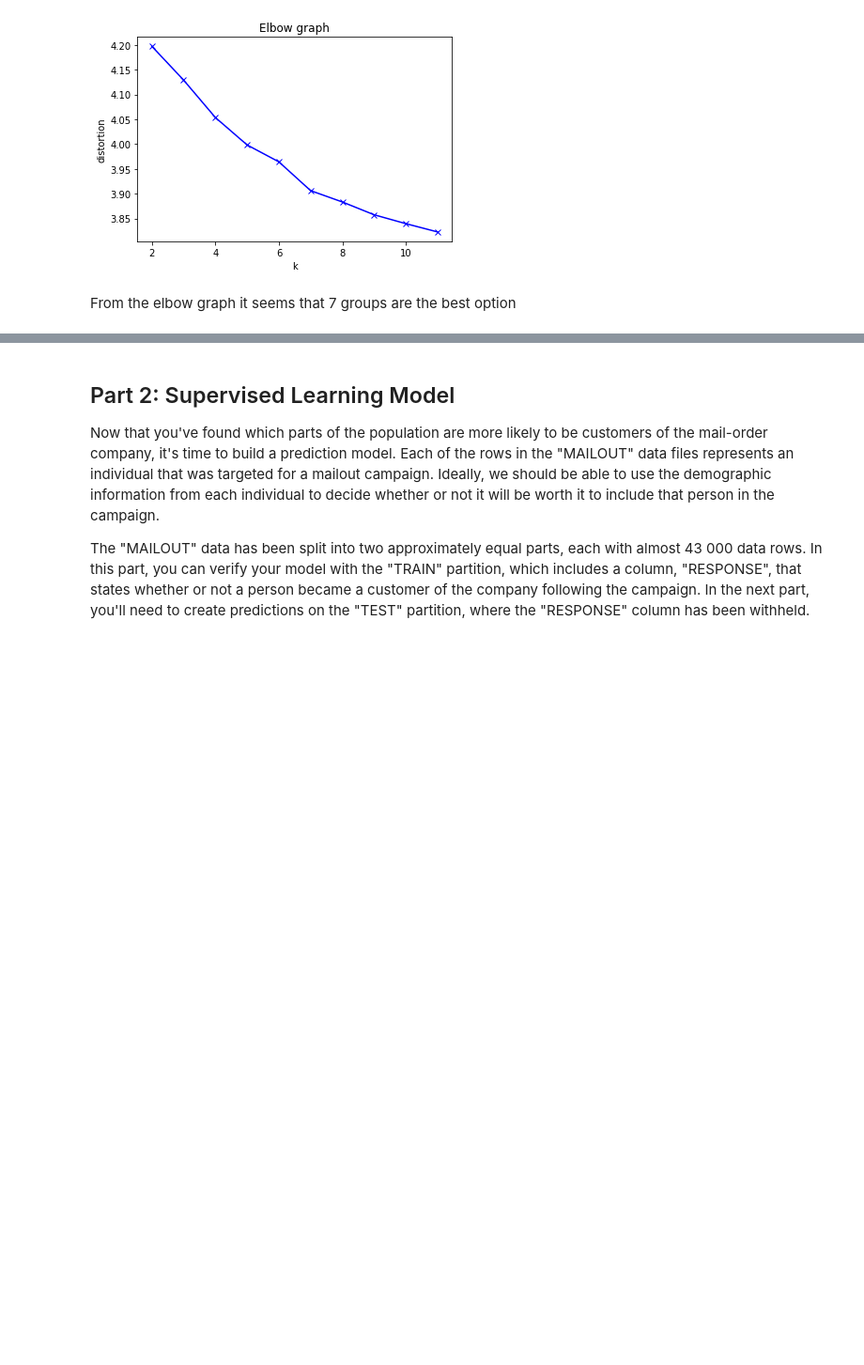
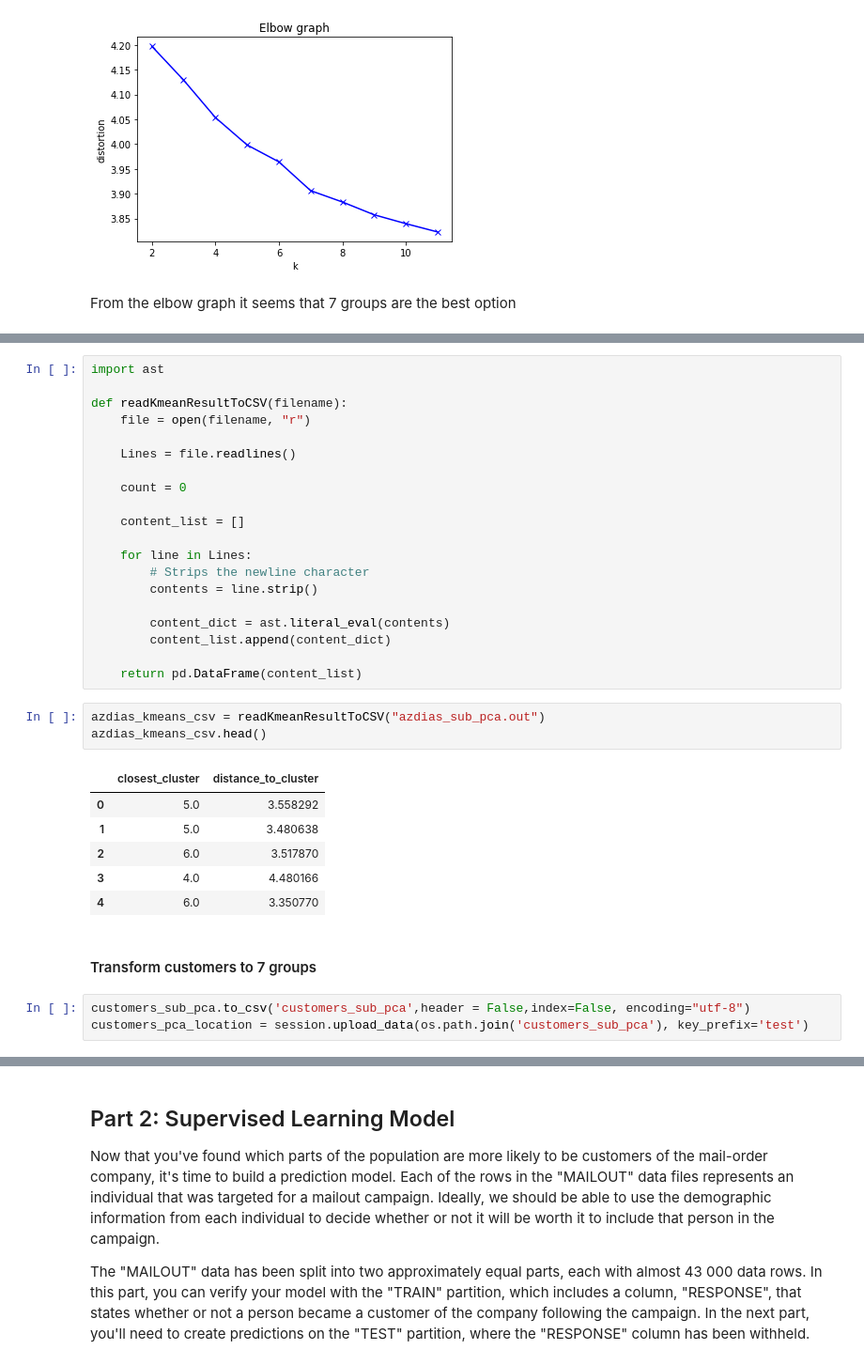
Before and after one commit to AlbertoDeBlas/MLEngineerNanodegreeCapstone, a Jupyter notebook: Arvato Project Workbook.ipynb, the cells around one changed output, grey strips where cells are left out. Shown at 94% size. Saved outputs shown, nothing was run; the diff lists cells and outputs as text; blank space fills up the shorter version.

Commit message:
Kmeans fit to specific group number and load results
feat: Kmeans fit to specific group number and load results

```diff
--- a/Arvato Project Workbook.ipynb
+++ b/Arvato Project Workbook.ipynb
@@ -1019,0 +1081,35 @@ From the elbow graph it seems that 7 groups are the best option
+# %%
+import ast
+
+def readKmeanResultToCSV(filename):
+    file = open(filename, "r")
+
+    Lines = file.readlines()
+
+    count = 0
+
+    content_list = []
+
+    for line in Lines:
+        # Strips the newline character
+        contents = line.strip()
+
+        content_dict = ast.literal_eval(contents)
+        content_list.append(content_dict)
+
+    return pd.DataFrame(content_list)
+# %%
+azdias_kmeans_csv = readKmeanResultToCSV("azdias_sub_pca.out")
+azdias_kmeans_csv.head()
+# %% [output]
+|  | closest_cluster | distance_to_cluster |
+| 0 | 5.0 | 3.558292 |
+| 1 | 5.0 | 3.480638 |
+| 2 | 6.0 | 3.517870 |
+| 3 | 4.0 | 4.480166 |
+| 4 | 6.0 | 3.350770 |
+# %% [markdown]
+#### Transform customers to 7 groups
+# %%
+customers_sub_pca.to_csv('customers_sub_pca',header = False,index=False, encoding="utf-8")
+customers_pca_location = session.upload_data(os.path.join('customers_sub_pca'), key_prefix='test')
```
Also changed, not shown: parts of 23 cells of this notebook.
